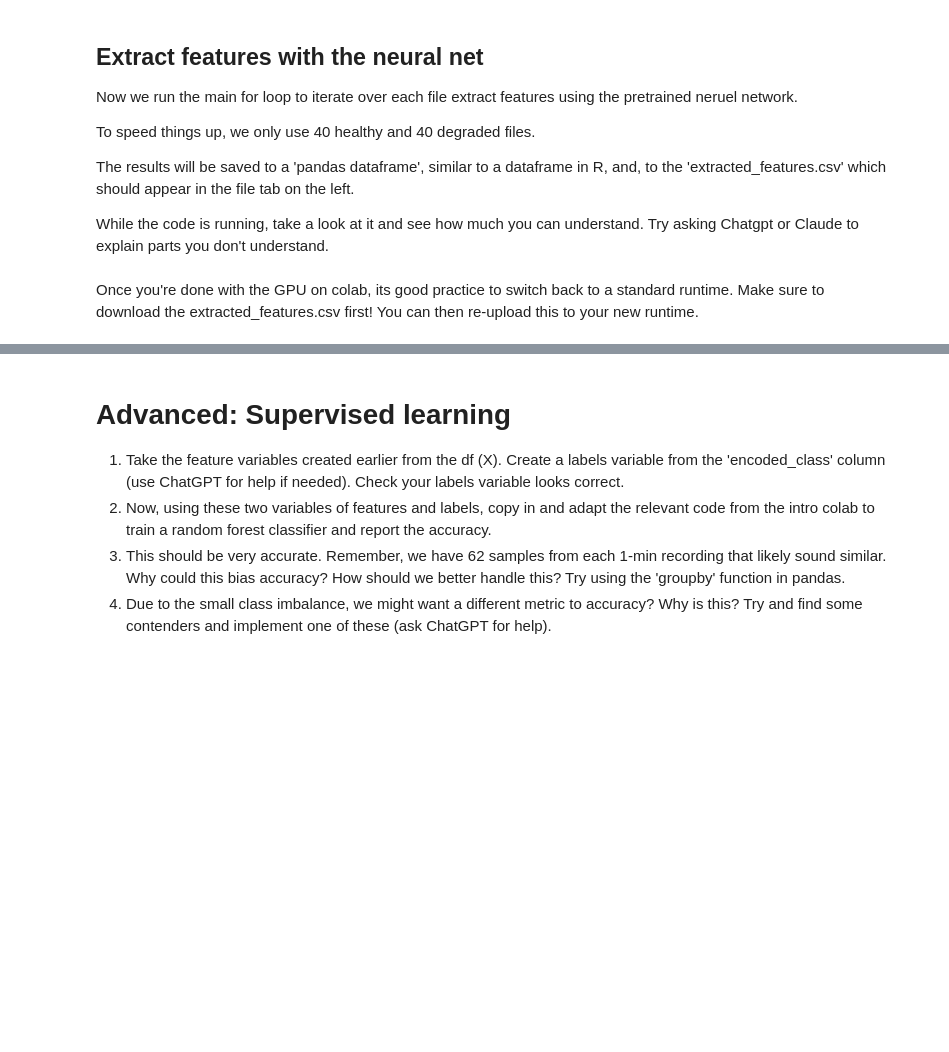
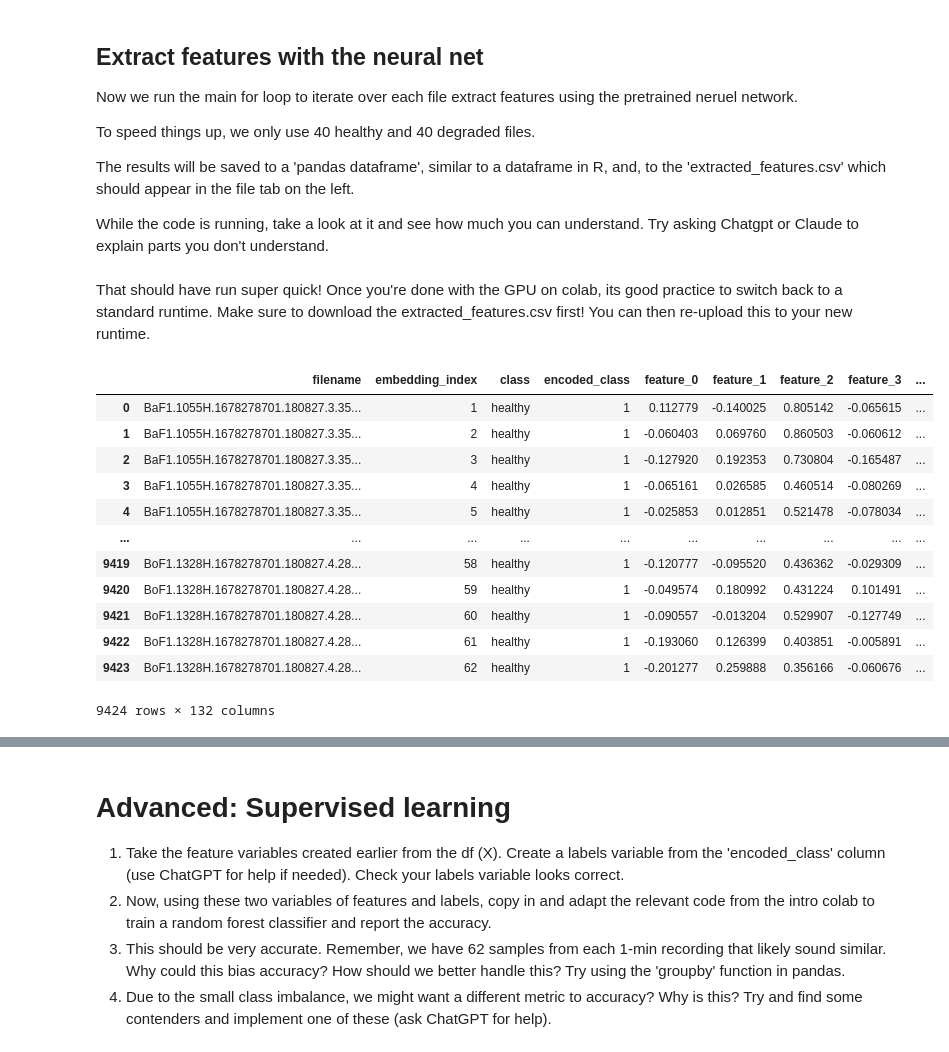
Before and after one commit to BenUCL/AI4Reefs-Workshop, a Jupyter notebook: Audio_Transfer_Learning.ipynb, the cells around one changed output, grey strips where cells are left out. Cells and saved outputs as stored; diff of their text form; code cells hidden in the pictures; blank space fills up the shorter version.

```diff
--- a/Audio_Transfer_Learning.ipynb
+++ b/Audio_Transfer_Learning.ipynb
@@ -87,22 +94,36 @@ results_df = process_audio_files(audio_dir, model)
 # Save the results to a CSV file
 results_df.to_csv('/content/extracted_features.csv', index=False)
 # %% [markdown]
-Once you're done with the GPU on colab, its good practice to switch back to a standard runtime. Make sure to download the extracted_features.csv first! You can then re-upload this to your new runtime.
+That should have run super quick! Once you're done with the GPU on colab, its good practice to switch back to a standard runtime. Make sure to download the extracted_features.csv first! You can then re-upload this to your new runtime.
 # %%
 #@title Take a peek at the dataframe
 
 # Load the csv as a dataframe
-df = pd.read_csv('ADD PATH')
+df = pd.read_csv('/content/extracted_features.csv')
 
 # We add another column that encodes classes as integers for later
 class_mapping = {'healthy': 1, 'degraded': 0}
 df['encoded_class'] = df['class'].map(class_mapping)
 
 # Place 'encoded_class' next to the 'class' column
 cols = df.columns.tolist()
 class_index = cols.index('class')
 cols.insert(class_index + 1, cols.pop(cols.index('encoded_class')))
 df = df[cols]
 
 # Display the DataFrame to see the new column
 df
+# %% [output]
+|  | filename | embedding_index | class | encoded_class | feature_0 | feature_1 | feature_2 | feature_3 | ... |
+| 0 | BaF1.1055H.1678278701.180827.3.35... | 1 | healthy | 1 | 0.112779 | -0.140025 | 0.805142 | -0.065615 | ... |
+| 1 | BaF1.1055H.1678278701.180827.3.35... | 2 | healthy | 1 | -0.060403 | 0.069760 | 0.860503 | -0.060612 | ... |
+| 2 | BaF1.1055H.1678278701.180827.3.35... | 3 | healthy | 1 | -0.127920 | 0.192353 | 0.730804 | -0.165487 | ... |
+| 3 | BaF1.1055H.1678278701.180827.3.35... | 4 | healthy | 1 | -0.065161 | 0.026585 | 0.460514 | -0.080269 | ... |
+| 4 | BaF1.1055H.1678278701.180827.3.35... | 5 | healthy | 1 | -0.025853 | 0.012851 | 0.521478 | -0.078034 | ... |
+| ... | ... | ... | ... | ... | ... | ... | ... | ... | ... |
+| 9419 | BoF1.1328H.1678278701.180827.4.28... | 58 | healthy | 1 | -0.120777 | -0.095520 | 0.436362 | -0.029309 | ... |
+| 9420 | BoF1.1328H.1678278701.180827.4.28... | 59 | healthy | 1 | -0.049574 | 0.180992 | 0.431224 | 0.101491 | ... |
+| 9421 | BoF1.1328H.1678278701.180827.4.28... | 60 | healthy | 1 | -0.090557 | -0.013204 | 0.529907 | -0.127749 | ... |
+| 9422 | BoF1.1328H.1678278701.180827.4.28... | 61 | healthy | 1 | -0.193060 | 0.126399 | 0.403851 | -0.005891 | ... |
+| 9423 | BoF1.1328H.1678278701.180827.4.28... | 62 | healthy | 1 | -0.201277 | 0.259888 | 0.356166 | -0.060676 | ... |
+9424 rows × 132 columns
```
Also changed, not shown: parts of 22 cells of this notebook.
